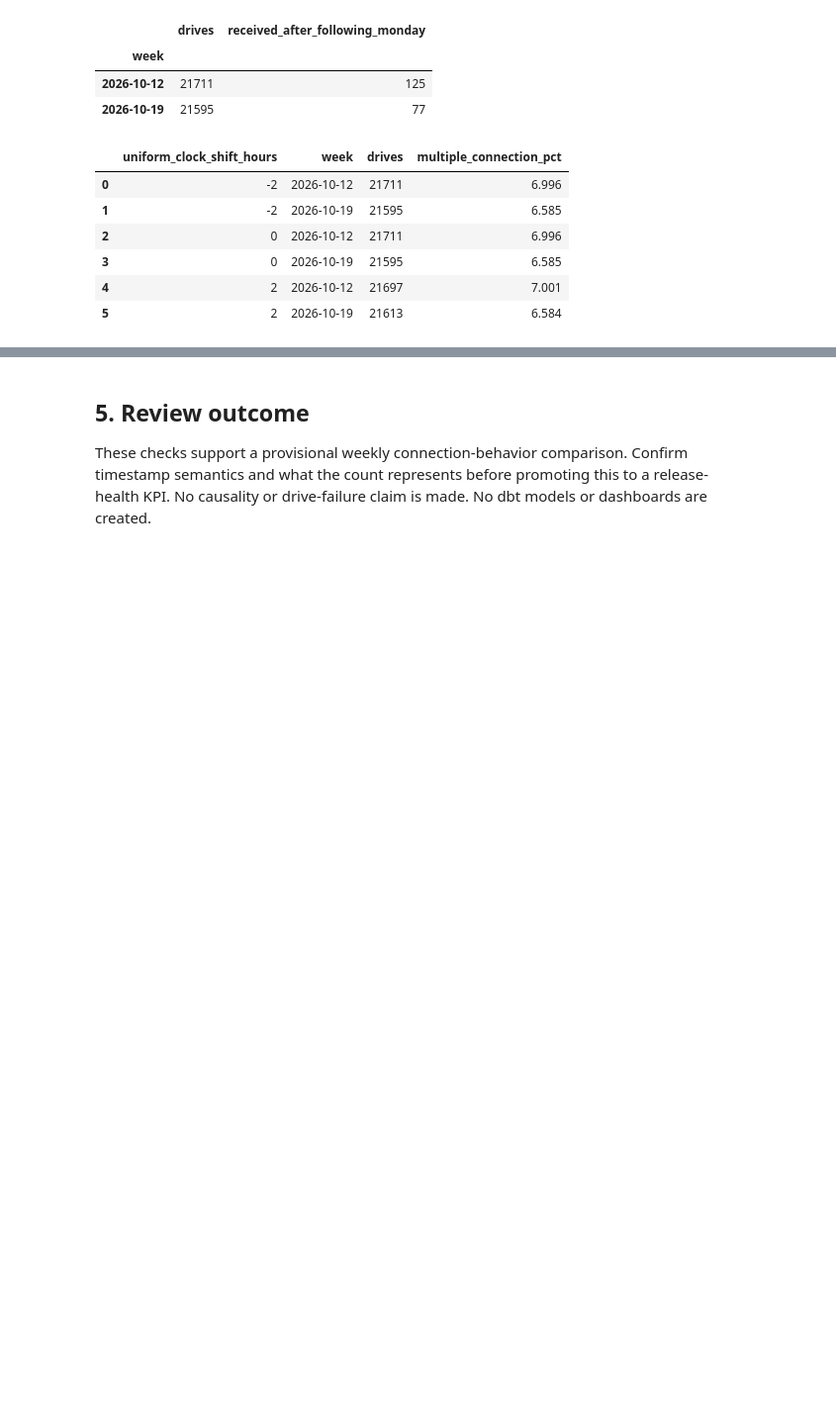
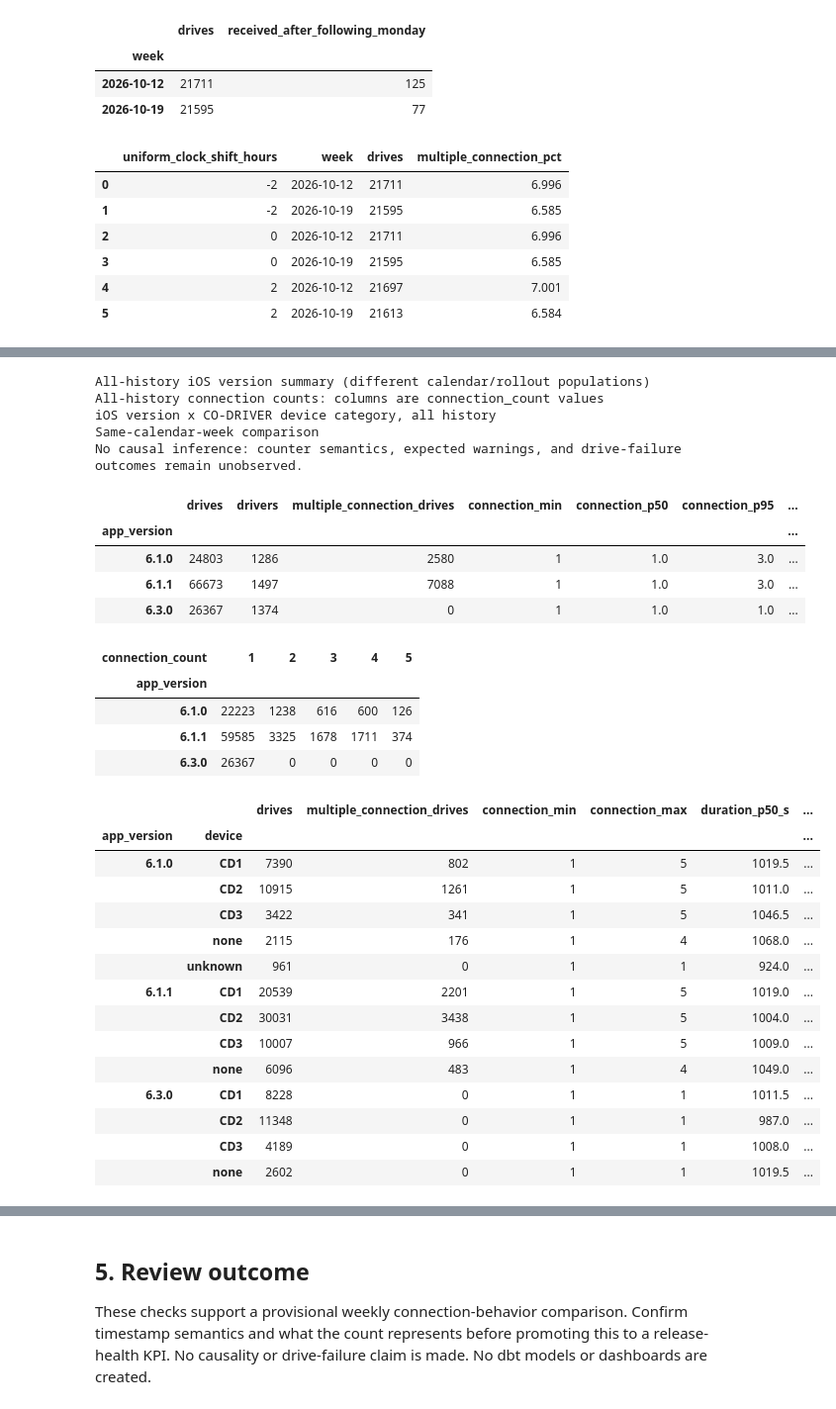
Before and after one commit to mirzahash/ooono_casestudy, a Jupyter notebook: 04_weekly_connection_behavior.ipynb, the cells around one changed output, grey strips where cells are left out. Shown at 99% size. Cells and saved outputs as stored; diff of their text form; code cells hidden in the pictures; blank space fills up the shorter version.

```diff
--- a/04_weekly_connection_behavior.ipynb
+++ b/04_weekly_connection_behavior.ipynb
@@ -6,7 +8,7 @@ from pathlib import Path
 import json
 import pandas as pd
 
-CACHE = Path("data/profiling")
+CACHE = Path("data/analysis_snapshot_20261027")
 scope = json.loads((CACHE / "scope.json").read_text())
 as_of = pd.Timestamp(scope["as_of"])
 raw = {}
@@ -221,0 +227,72 @@ Uniform clock shifts are sensitivity checks, not validated timezone conversions.
+# %%
+ios = d.loc[d["eligible"] & d["platform"].eq("ios")].copy()
+warning_counts = matched.loc[is_match].groupby("session_id").size()
+valid_warning_counts = matched.loc[comparable & ~outside].groupby("session_id").size()
+for column, counts in [("matched_warning_count", warning_counts), ("interval_valid_warning_count", valid_warning_counts)]:
+    ios[column] = ios["session_id"].map(counts).fillna(0).astype(int)
+ios["device"] = ios["device"].fillna("unknown")
+
+def ios_summary(frame, keys):
+    result = frame.groupby(keys, dropna=False).agg(
+        drives=("session_id","size"), drivers=("user_id","nunique"),
+        multiple_connection_drives=("multiple_connections","sum"),
+        connection_min=("connection_count","min"), connection_p50=("connection_count","median"),
+        connection_p95=("connection_count",lambda x:x.quantile(.95)), connection_max=("connection_count","max"),
+        duration_p50_s=("duration_s","median"), duration_p95_s=("duration_s",lambda x:x.quantile(.95)),
+        total_duration_s=("duration_s","sum"), matched_warnings=("matched_warning_count","sum"),
+        interval_valid_warnings=("interval_valid_warning_count","sum"),
+        zero_observed_warning_drives=("matched_warning_count",lambda x:x.eq(0).sum()))
+    result["multiple_connection_pct"] = 100*result["multiple_connection_drives"]/result["drives"]
+    result["matched_warnings_per_drive"] = result["matched_warnings"]/result["drives"]
+    result["valid_warnings_per_drive_hour"] = result["interval_valid_warnings"]/(result["total_duration_s"]/3600)
+    result["zero_observed_warning_pct"] = 100*result["zero_observed_warning_drives"]/result["drives"]
+    return result.round(3)
+
+ios_history = ios_summary(ios,["app_version"])
+ios_connections = pd.crosstab(ios["app_version"],ios["connection_count"])
+ios_devices = ios_summary(ios,["app_version","device"])
+ios_recent = ios.loc[ios["week"].isin([previous_week,last_week])]
+ios_recent_summary = ios_summary(ios_recent,["week","app_version"])
+print("All-history iOS version summary (different calendar/rollout populations)")
+display(ios_history)
+print("All-history connection counts: columns are connection_count values")
+display(ios_connections)
+print("iOS version x CO-DRIVER device category, all history")
+display(ios_devices[["drives","multiple_connection_drives","connection_min","connection_max","duration_p50_s","matched_warnings_per_drive"]])
+print("Same-calendar-week comparison")
+display(ios_recent_summary)
+assert ios["session_id"].is_unique
+assert ios["interval_valid_warning_count"].le(ios["matched_warning_count"]).all()
+assert ios_history["drives"].sum() == len(ios)
+print("No causal inference: counter semantics, expected warnings, and drive-failure outcomes remain unobserved.")
+# %% [output]
+All-history iOS version summary (different calendar/rollout populations)
+All-history connection counts: columns are connection_count values
+iOS version x CO-DRIVER device category, all history
+Same-calendar-week comparison
+No causal inference: counter semantics, expected warnings, and drive-failure outcomes remain unobserved.
+|  | drives | drivers | multiple_connection_drives | connection_min | connection_p50 | connection_p95 | ... |
+| app_version |  |  |  |  |  |  | ... |
+| 6.1.0 | 24803 | 1286 | 2580 | 1 | 1.0 | 3.0 | ... |
+| 6.1.1 | 66673 | 1497 | 7088 | 1 | 1.0 | 3.0 | ... |
+| 6.3.0 | 26367 | 1374 | 0 | 1 | 1.0 | 1.0 | ... |
+| connection_count | 1 | 2 | 3 | 4 | 5 |
+| app_version |  |  |  |  |  |
+| 6.1.0 | 22223 | 1238 | 616 | 600 | 126 |
+| 6.1.1 | 59585 | 3325 | 1678 | 1711 | 374 |
+| 6.3.0 | 26367 | 0 | 0 | 0 | 0 |
+|  |  | drives | multiple_connection_drives | connection_min | connection_max | duration_p50_s | ... |
+| app_version | device |  |  |  |  |  | ... |
+| 6.1.0 | CD1 | 7390 | 802 | 1 | 5 | 1019.5 | ... |
+|  | CD2 | 10915 | 1261 | 1 | 5 | 1011.0 | ... |
+|  | CD3 | 3422 | 341 | 1 | 5 | 1046.5 | ... |
+|  | none | 2115 | 176 | 1 | 4 | 1068.0 | ... |
+|  | unknown | 961 | 0 | 1 | 1 | 924.0 | ... |
+| 6.1.1 | CD1 | 20539 | 2201 | 1 | 5 | 1019.0 | ... |
+|  | CD2 | 30031 | 3438 | 1 | 5 | 1004.0 | ... |
+|  | CD3 | 10007 | 966 | 1 | 5 | 1009.0 | ... |
+|  | none | 6096 | 483 | 1 | 4 | 1049.0 | ... |
+| 6.3.0 | CD1 | 8228 | 0 | 1 | 1 | 1011.5 | ... |
+|  | CD2 | 11348 | 0 | 1 | 1 | 987.0 | ... |
+|  | CD3 | 4189 | 0 | 1 | 1 | 1008.0 | ... |
+|  | none | 2602 | 0 | 1 | 1 | 1019.5 | ... |
```
Also changed, not shown: parts of 4 cells of this notebook, 51 other files.
